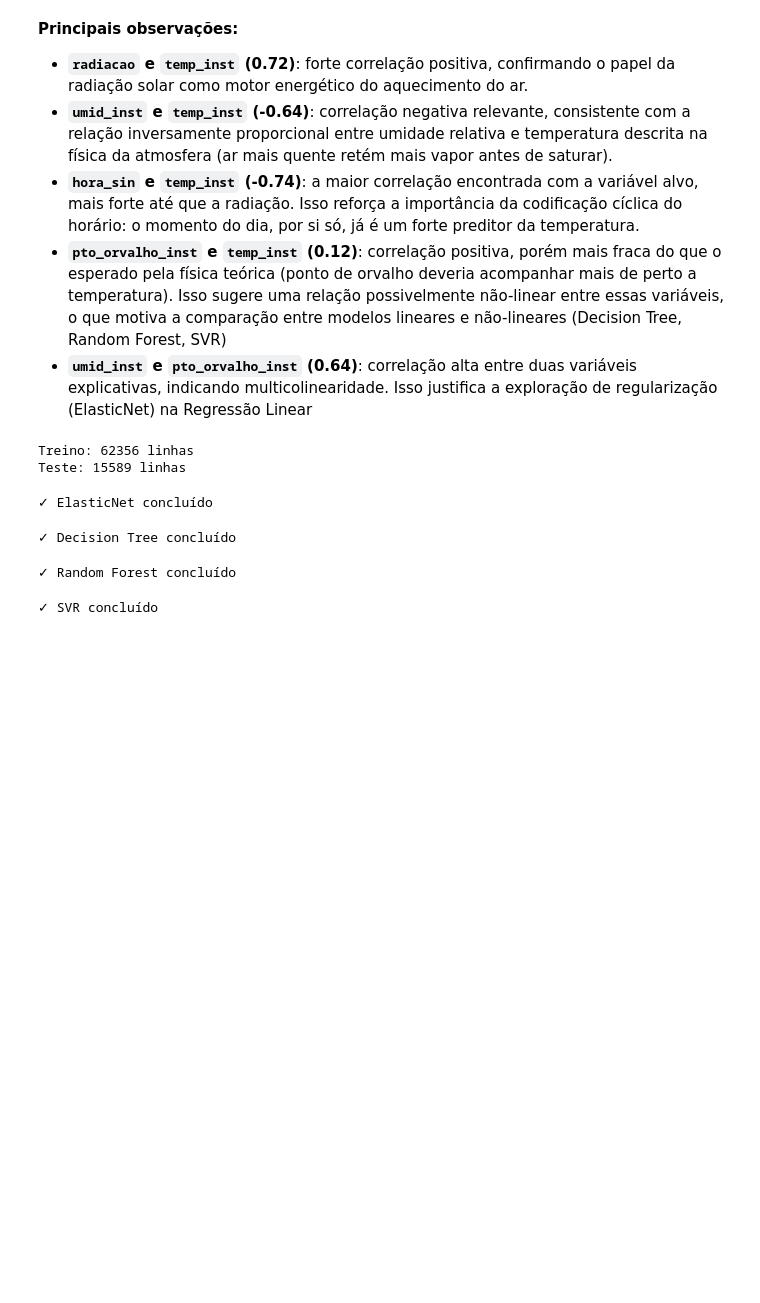
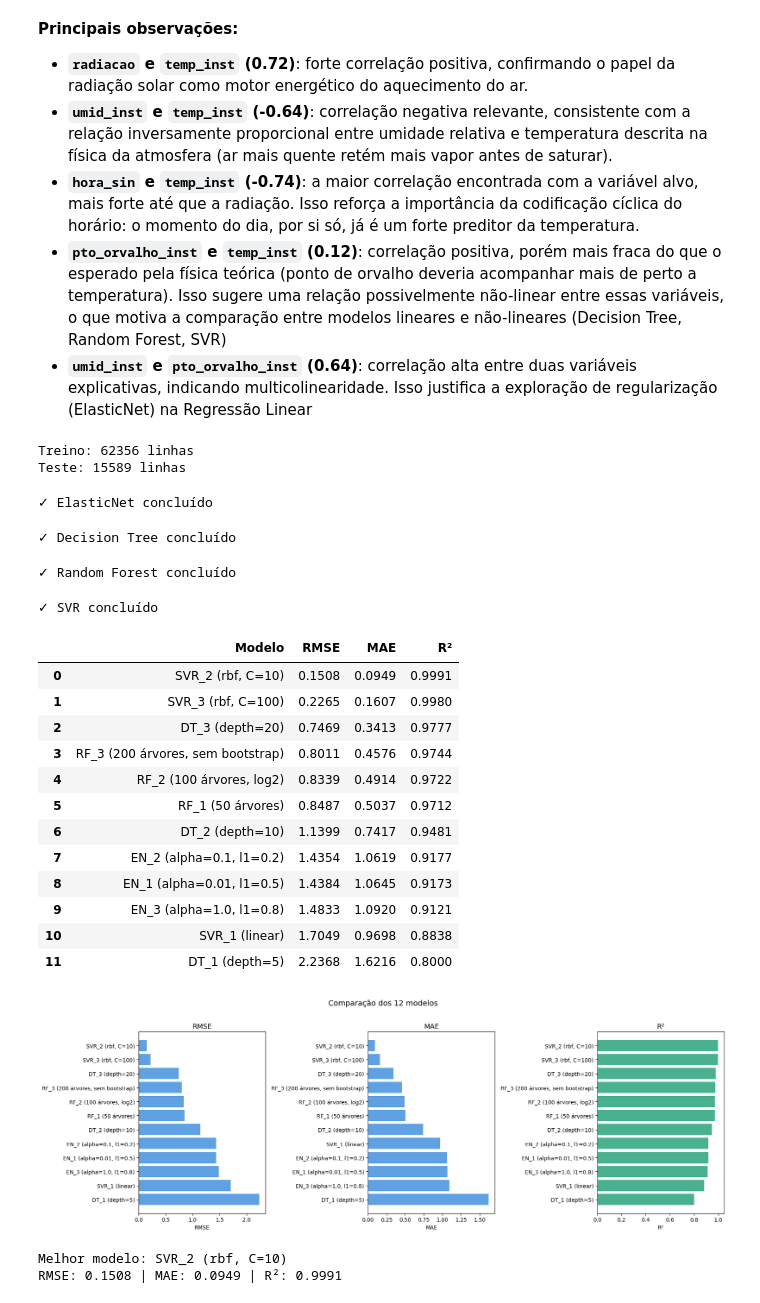
Before and after one commit to enzobanin/AnaliseDeDadosTemperatura, a Jupyter notebook: TempArInst.ipynb, the cells around one changed output. Drawn from its saved outputs; the diff is of its cells as text; code cells hidden in the pictures; blank space fills up the shorter version.

Commit message:
feat: adiciona treinamento, avaliação e conclusão dos 12 modelos de regressão

```diff
--- a/TempArInst.ipynb
+++ b/TempArInst.ipynb
@@ -266,3 +267,43 @@ resultados.append(avaliar('SVR_3 (rbf, C=100)', svr3, X_teste_sc, y_teste))
 print("✓ SVR concluído")
 # %% [output]
 ✓ SVR concluído
+# %%
+df_resultados = pd.DataFrame(resultados)
+df_resultados = df_resultados.sort_values('RMSE')
+display(df_resultados.reset_index(drop=True))
+
+fig, axes = plt.subplots(1, 3, figsize=(18, 6))
+metricas = ['RMSE', 'MAE', 'R²']
+cores = ['#378ADD', '#378ADD', '#1D9E75']
+
+for ax, metrica, cor in zip(axes, metricas, cores):
+    df_plot = df_resultados.sort_values(metrica, ascending=(metrica != 'R²'))
+    ax.barh(df_plot['Modelo'], df_plot[metrica], color=cor, alpha=0.8)
+    ax.set_title(metrica, fontsize=13)
+    ax.set_xlabel(metrica)
+    ax.invert_yaxis()
+
+plt.suptitle('Comparação dos 12 modelos', fontsize=14, y=1.02)
+plt.tight_layout()
+plt.show()
+
+melhor = df_resultados.iloc[0]
+print(f"\nMelhor modelo: {melhor['Modelo']}")
+print(f"RMSE: {melhor['RMSE']} | MAE: {melhor['MAE']} | R²: {melhor['R²']}")
+# %% [output]
+|  | Modelo | RMSE | MAE | R² |
+| 0 | SVR_2 (rbf, C=10) | 0.1508 | 0.0949 | 0.9991 |
+| 1 | SVR_3 (rbf, C=100) | 0.2265 | 0.1607 | 0.9980 |
+| 2 | DT_3 (depth=20) | 0.7469 | 0.3413 | 0.9777 |
+| 3 | RF_3 (200 árvores, sem bootstrap) | 0.8011 | 0.4576 | 0.9744 |
+| 4 | RF_2 (100 árvores, log2) | 0.8339 | 0.4914 | 0.9722 |
+| 5 | RF_1 (50 árvores) | 0.8487 | 0.5037 | 0.9712 |
+| 6 | DT_2 (depth=10) | 1.1399 | 0.7417 | 0.9481 |
+| 7 | EN_2 (alpha=0.1, l1=0.2) | 1.4354 | 1.0619 | 0.9177 |
+| 8 | EN_1 (alpha=0.01, l1=0.5) | 1.4384 | 1.0645 | 0.9173 |
+| 9 | EN_3 (alpha=1.0, l1=0.8) | 1.4833 | 1.0920 | 0.9121 |
+| 10 | SVR_1 (linear) | 1.7049 | 0.9698 | 0.8838 |
+| 11 | DT_1 (depth=5) | 2.2368 | 1.6216 | 0.8000 |
+[figure, added]
+Melhor modelo: SVR_2 (rbf, C=10)
+RMSE: 0.1508 | MAE: 0.0949 | R²: 0.9991
```
Also changed, not shown: parts of 2 cells of this notebook.
